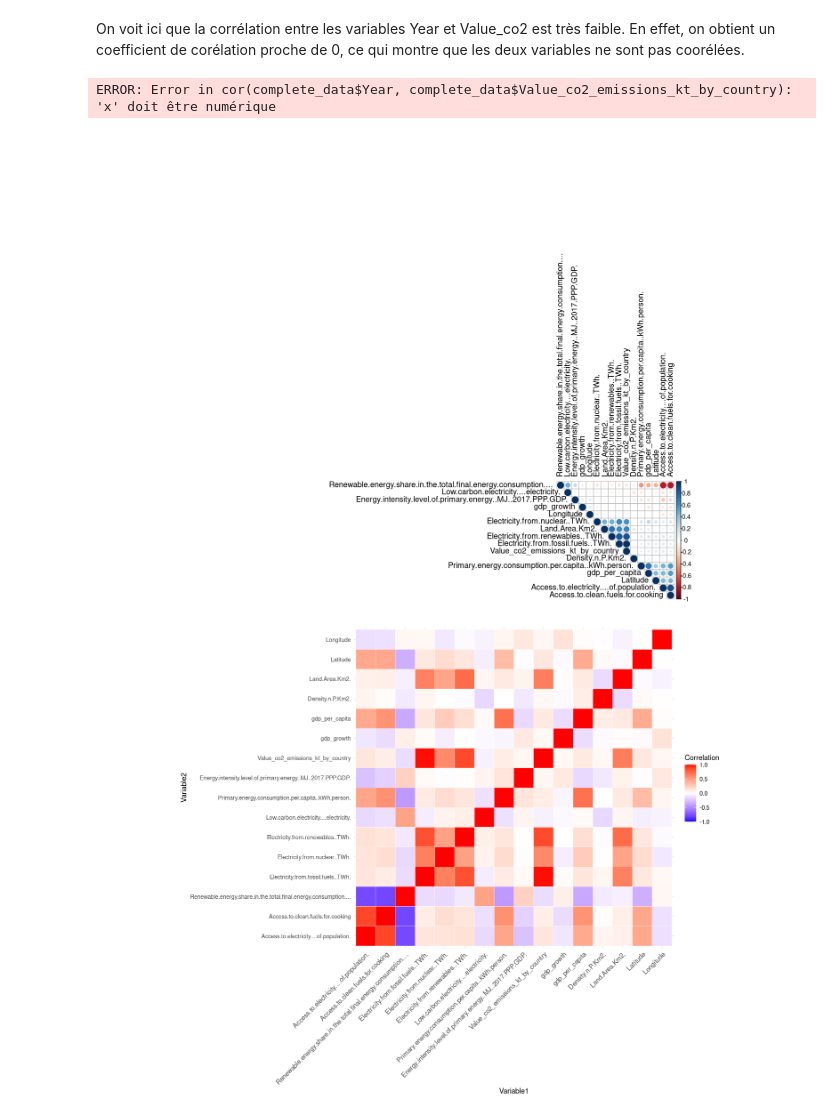
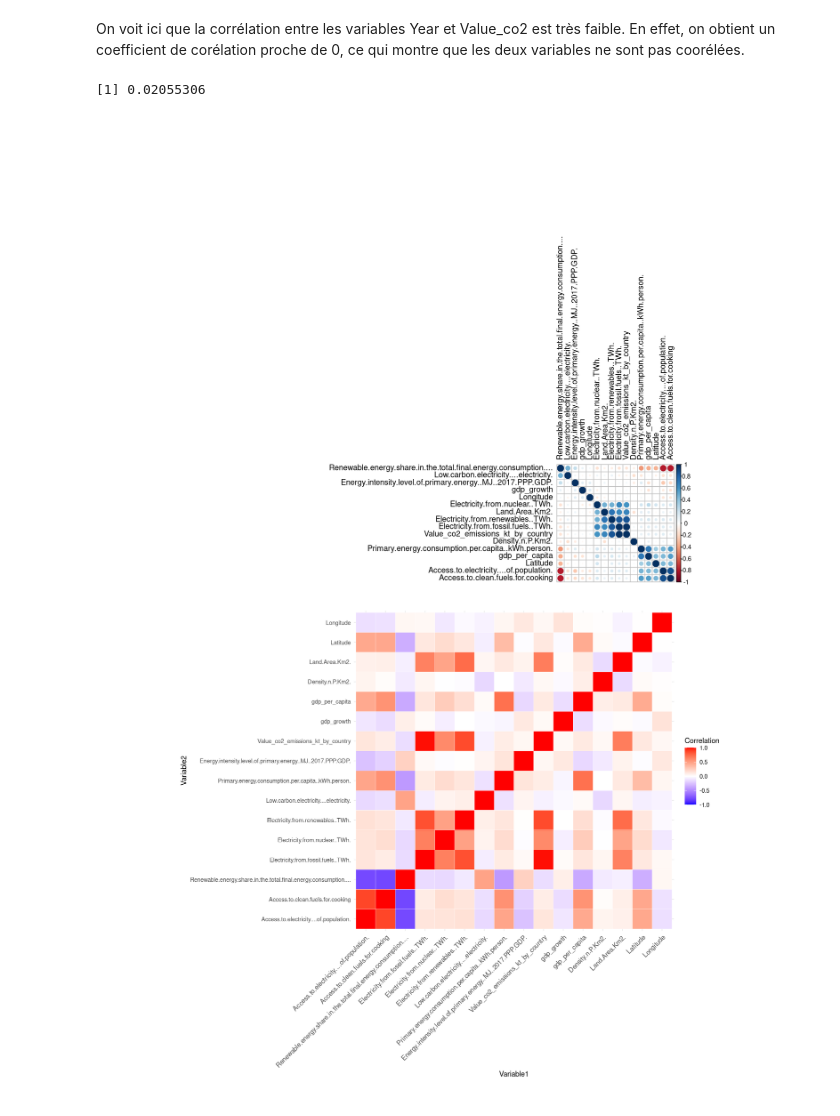
Before and after one commit to Mathilde-Mrs/Projet_machine_learning, a Jupyter notebook: notebook_R.ipynb, the cells around one changed output. Cells and saved outputs as stored; diff of their text form; code cells hidden in the pictures.

```diff
--- a/notebook_R.ipynb
+++ b/notebook_R.ipynb
@@ -261,15 +254,15 @@ Ici, nous avons la matrice de corrélation entre toutes les variables de notre d
 On voit ici que la corrélation entre les variables Year et Value_co2 est très faible. En effet, on obtient un coefficient de corélation proche de 0, ce qui montre que les deux variables ne sont pas coorélées.
 # %%
 
-correlation_value=cor(complete_data$Year, complete_data$Value_co2_emissions_kt_by_country)
+correlation_value=cor(as.numeric(complete_data$Year), complete_data$Value_co2_emissions_kt_by_country)
 print(correlation_value) # méthode pour avoir le coefficient directement
 # %% [output]
-ERROR: Error in cor(complete_data$Year, complete_data$Value_co2_emissions_kt_by_country): 'x' doit être numérique
+[1] 0.02055306
 # %%
-
-corrplot(mcor, type="upper", order="hclust", tl.col="black")
+options(corrplot.width = 15, corrplot.height = 10)
+corrplot(mcor, order="hclust", tl.col="black")
 # %% [output]
-[figure, old version]
+[figure, new version]
 # %%
 
 # Convertir la matrice en format long pour ggplot2
```
Also changed, not shown: parts of 1 cell of this notebook.
